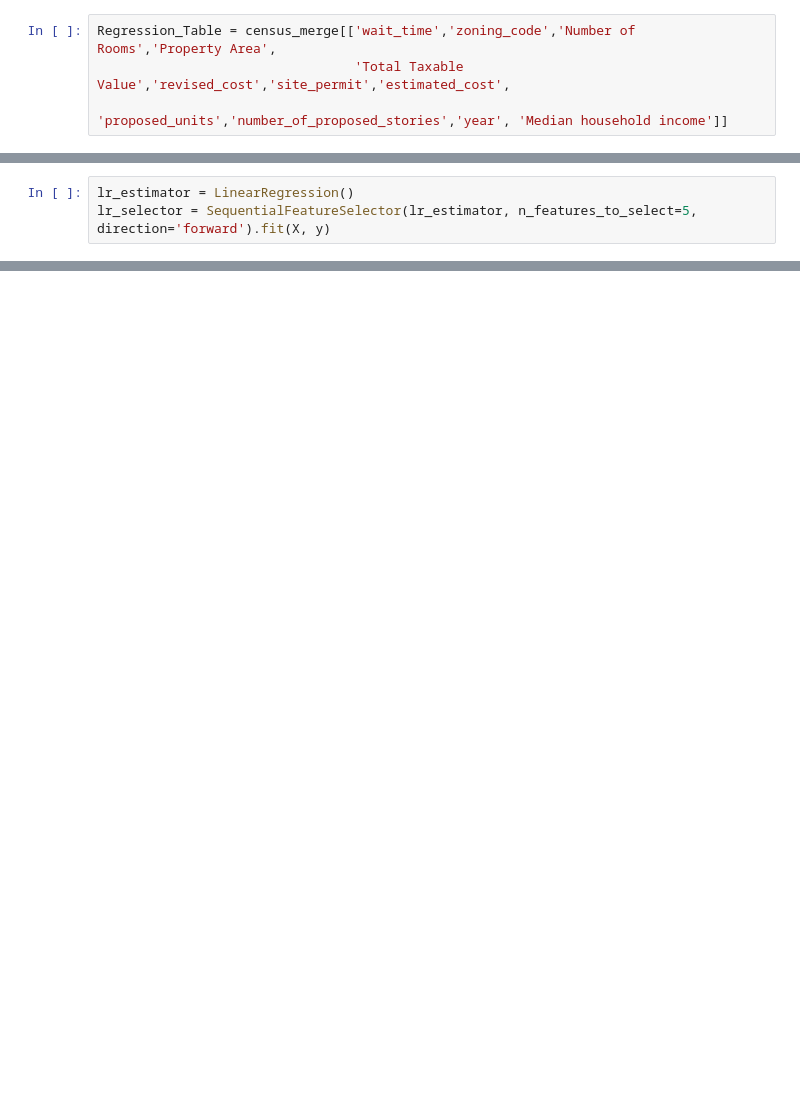
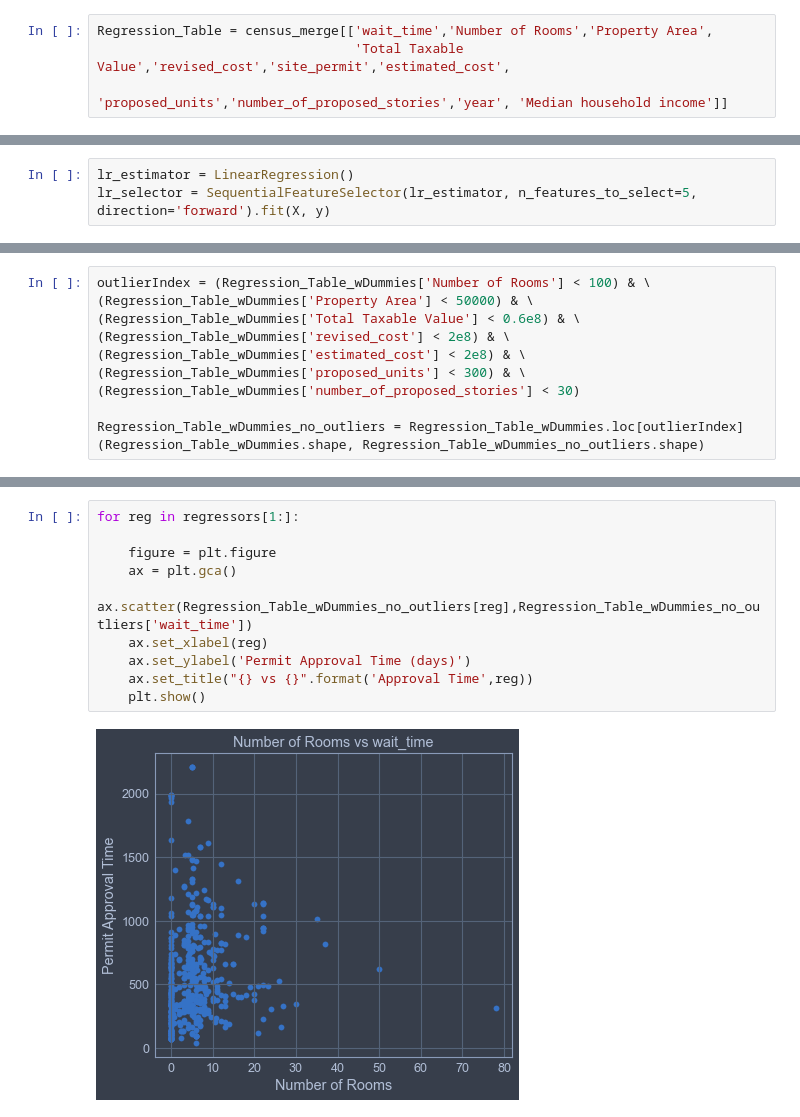
Before and after one commit to rohanskalyani/sfpermittimes, a Jupyter notebook: PUI Mastersheet.ipynb, the cells around one changed output, grey strips where cells are left out. Saved outputs shown, nothing was run; the diff lists cells and outputs as text; blank space fills up the shorter version.

Commit message:
performed more regressions, tuned model

```diff
--- a/PUI Mastersheet.ipynb
+++ b/PUI Mastersheet.ipynb
@@ -38,5 +38,5 @@ Master_merge_geo = gpd.GeoDataFrame(data = Master_merge, crs= 'EPSG:4326', geome
 # %%
-Regression_Table = census_merge[['wait_time','zoning_code','Number of Rooms','Property Area',
+Regression_Table = census_merge[['wait_time','Number of Rooms','Property Area',
                                  'Total Taxable Value','revised_cost','site_permit','estimated_cost',
                                  'proposed_units','number_of_proposed_stories','year', 'Median household income']]
 # %%
@@ -289,0 +314,11 @@ strong multicollinearity or other numerical problems.
+# %%
+outlierIndex = (Regression_Table_wDummies['Number of Rooms'] < 100) & \
+(Regression_Table_wDummies['Property Area'] < 50000) & \
+(Regression_Table_wDummies['Total Taxable Value'] < 0.6e8) & \
+(Regression_Table_wDummies['revised_cost'] < 2e8) & \
+(Regression_Table_wDummies['estimated_cost'] < 2e8) & \
+(Regression_Table_wDummies['proposed_units'] < 300) & \
+(Regression_Table_wDummies['number_of_proposed_stories'] < 30)
+
+Regression_Table_wDummies_no_outliers = Regression_Table_wDummies.loc[outlierIndex]
+(Regression_Table_wDummies.shape, Regression_Table_wDummies_no_outliers.shape)
@@ -289,0 +350,12 @@ strong multicollinearity or other numerical problems.
+# %%
+for reg in regressors[1:]:
+
+    figure = plt.figure
+    ax = plt.gca()
+    ax.scatter(Regression_Table_wDummies_no_outliers[reg],Regression_Table_wDummies_no_outliers['wait_time'])
+    ax.set_xlabel(reg)
+    ax.set_ylabel('Permit Approval Time (days)')
+    ax.set_title("{} vs {}".format('Approval Time',reg))
+    plt.show()
+# %% [output]
+[figure, added]
```
Also changed, not shown: parts of 51 cells of this notebook.
